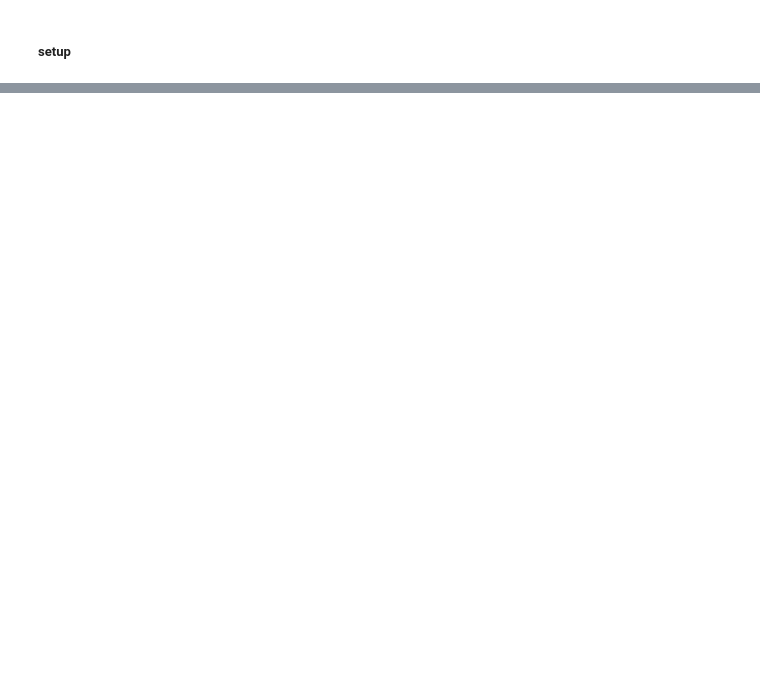
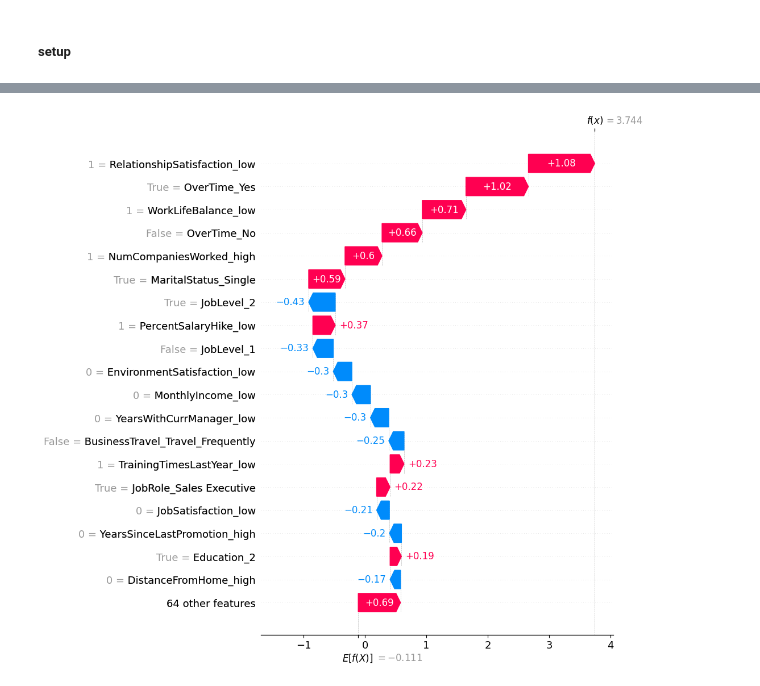
Before and after one commit to JeffTriemer/turnover, a Jupyter notebook: notebooks/ind_model.ipynb, the cells around one changed output, grey strips where cells are left out. Saved outputs shown, nothing was run; the diff lists cells and outputs as text; code cells hidden in the pictures; blank space fills up the shorter version.

```diff
--- a/notebooks/ind_model.ipynb
+++ b/notebooks/ind_model.ipynb
@@ -132,0 +282,5 @@ Passing `palette` without assigning `hue` is deprecated and will be removed in v
+# %%
+# plot waterfall
+shap.waterfall_plot(shap_values[0], max_display=20)
+# %% [output]
+[figure, added]
```
Also changed, not shown: parts of 16 cells of this notebook, 1 other file.
